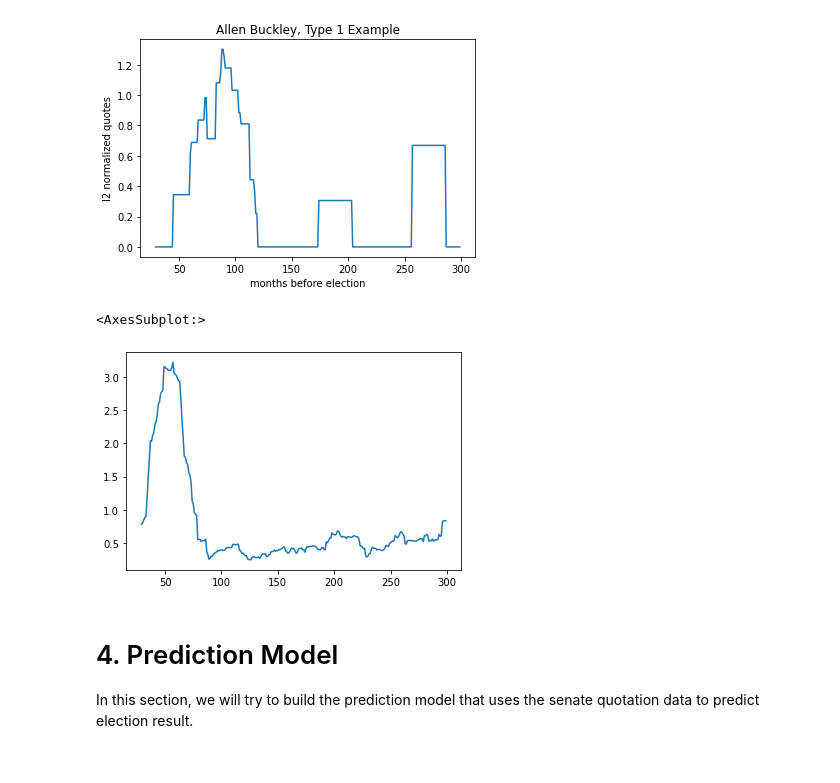
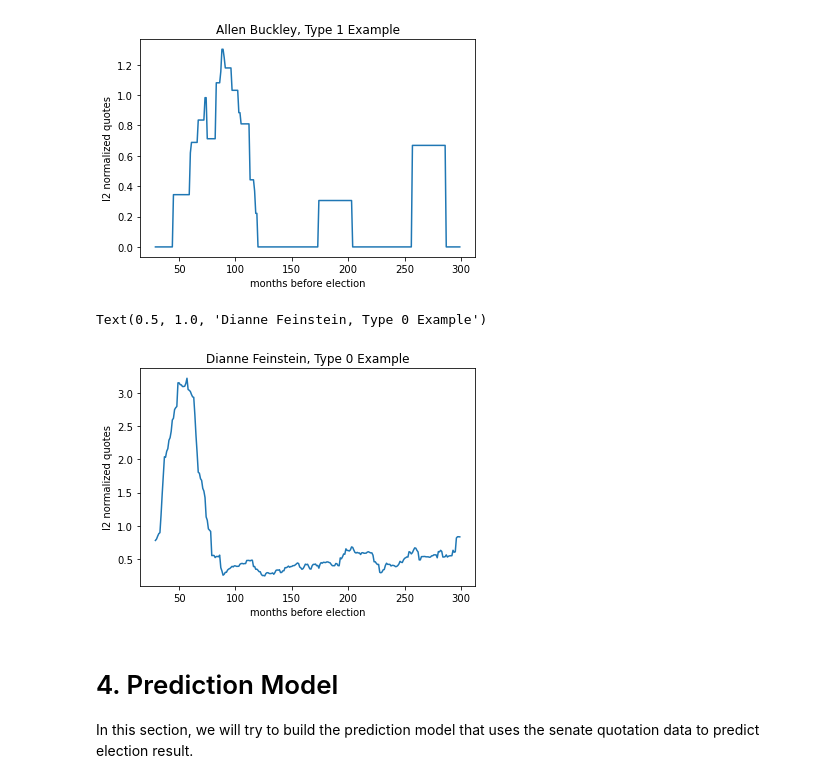
Before and after one commit to epfl-ada/ada-2021-project-chilldatagroup, a Jupyter notebook: Milestone2.ipynb, the cells around one changed output. Saved outputs shown, nothing was run; the diff lists cells and outputs as text; code cells hidden in the pictures.

Commit message:
optimize plots

```diff
--- a/Milestone2.ipynb
+++ b/Milestone2.ipynb
@@ -922,12 +922,12 @@ Text(0.5, 1.0, 'Allen Buckley, Type 1 Example')
 # %%
 # From type 1
 candidate_quotes_cluster_feature_filted['DIANNE FEINSTEIN'].rolling(window=30).sum().plot()
 plt.xlabel('months before election')
 plt.ylabel('l2 normalized quotes')
-plt.title('Allen Buckley')
+plt.title('Dianne Feinstein, Type 0 Example')
 # %% [output]
-<AxesSubplot:>
+Text(0.5, 1.0, 'Dianne Feinstein, Type 0 Example')
-[figure, old version]
+[figure, new version]
 # %% [markdown]
 # 4. Prediction Model
 In this section, we will try to build the prediction model that uses the senate quotation data to predict election result.
```
Also changed, not shown: parts of 30 cells of this notebook.
